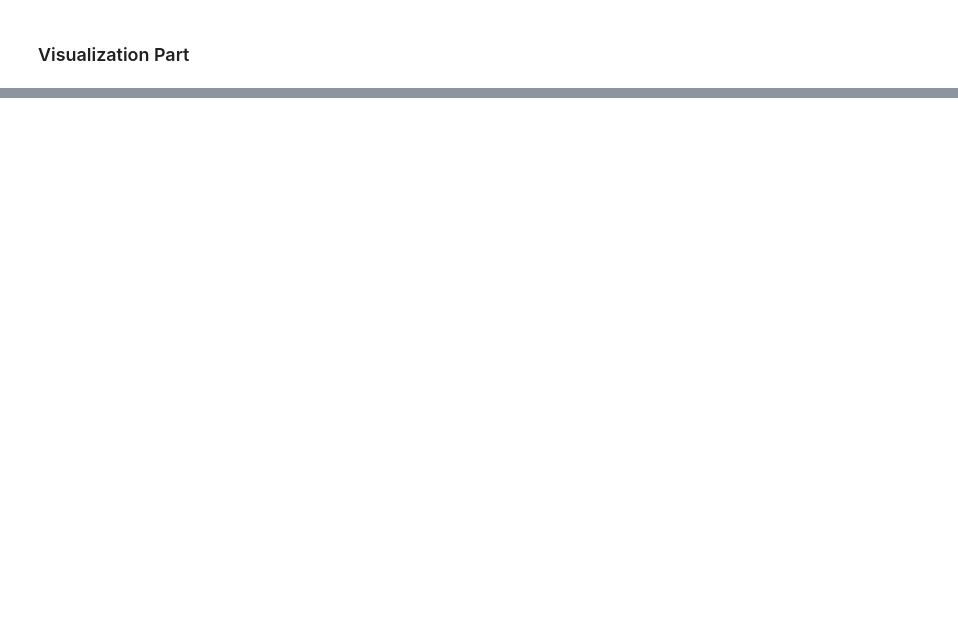
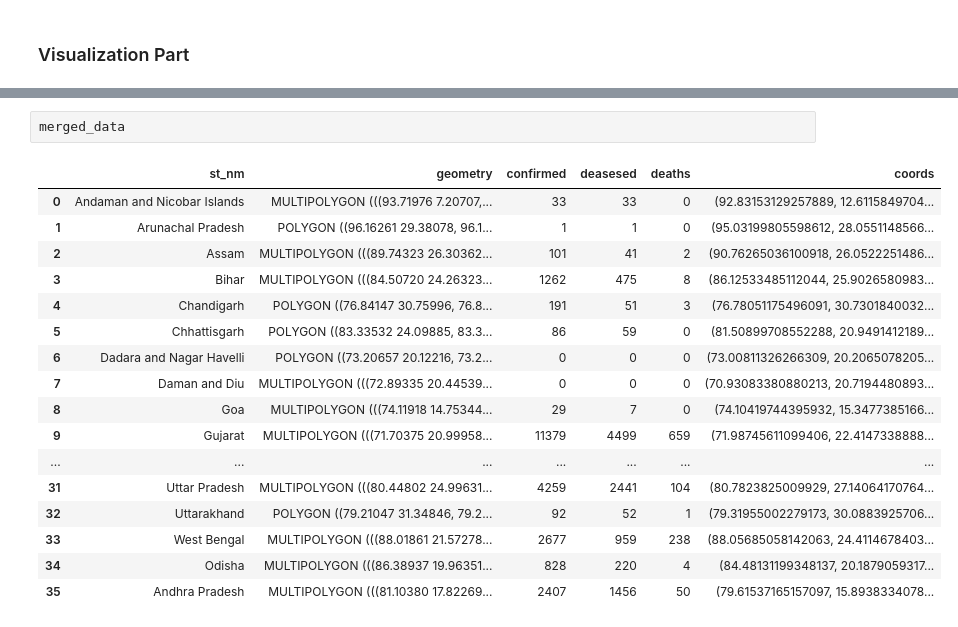
Before and after one commit to bparikh99/COVID_19_Visualization, a Jupyter notebook: covid19_india_visualization/geo_visualization_matplotlib.ipynb, the cells around one changed output, grey strips where cells are left out. Drawn from its saved outputs; the diff is of its cells as text; blank space fills up the shorter version.

```diff
--- a/covid19_india_visualization/geo_visualization_matplotlib.ipynb
+++ b/covid19_india_visualization/geo_visualization_matplotlib.ipynb
@@ -87,3 +91,23 @@ merged_data
+# %%
+merged_data
+# %% [output]
+|  | st_nm | geometry | confirmed | deasesed | deaths | coords |
+| 0 | Andaman and Nicobar Islands | MULTIPOLYGON (((93.71976 7.20707,... | 33 | 33 | 0 | (92.83153129257889, 12.6115849704... |
+| 1 | Arunachal Pradesh | POLYGON ((96.16261 29.38078, 96.1... | 1 | 1 | 0 | (95.03199805598612, 28.0551148566... |
+| 2 | Assam | MULTIPOLYGON (((89.74323 26.30362... | 101 | 41 | 2 | (90.76265036100918, 26.0522251486... |
+| 3 | Bihar | MULTIPOLYGON (((84.50720 24.26323... | 1262 | 475 | 8 | (86.12533485112044, 25.9026580983... |
+| 4 | Chandigarh | POLYGON ((76.84147 30.75996, 76.8... | 191 | 51 | 3 | (76.78051175496091, 30.7301840032... |
+| 5 | Chhattisgarh | POLYGON ((83.33532 24.09885, 83.3... | 86 | 59 | 0 | (81.50899708552288, 20.9491412189... |
+| 6 | Dadara and Nagar Havelli | POLYGON ((73.20657 20.12216, 73.2... | 0 | 0 | 0 | (73.00811326266309, 20.2065078205... |
+| 7 | Daman and Diu | MULTIPOLYGON (((72.89335 20.44539... | 0 | 0 | 0 | (70.93083380880213, 20.7194480893... |
+| 8 | Goa | MULTIPOLYGON (((74.11918 14.75344... | 29 | 7 | 0 | (74.10419744395932, 15.3477385166... |
+| 9 | Gujarat | MULTIPOLYGON (((71.70375 20.99958... | 11379 | 4499 | 659 | (71.98745611099406, 22.4147338888... |
+| ... | ... | ... | ... | ... | ... | ... |
+| 31 | Uttar Pradesh | MULTIPOLYGON (((80.44802 24.99631... | 4259 | 2441 | 104 | (80.7823825009929, 27.14064170764... |
+| 32 | Uttarakhand | POLYGON ((79.21047 31.34846, 79.2... | 92 | 52 | 1 | (79.31955002279173, 30.0883925706... |
+| 33 | West Bengal | MULTIPOLYGON (((88.01861 21.57278... | 2677 | 959 | 238 | (88.05685058142063, 24.4114678403... |
+| 34 | Odisha | MULTIPOLYGON (((86.38937 19.96351... | 828 | 220 | 4 | (84.48131199348137, 20.1879059317... |
+| 35 | Andhra Pradesh | MULTIPOLYGON (((81.10380 17.82269... | 2407 | 1456 | 50 | (79.61537165157097, 15.8938334078... |
 # %%
 
 merged_data.fillna(0, inplace = True)
```
Also changed, not shown: parts of 6 cells of this notebook.
